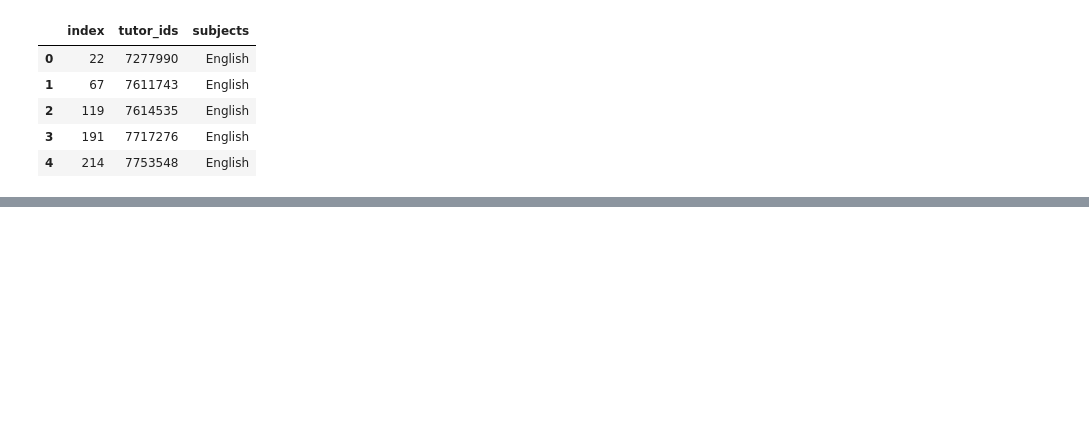
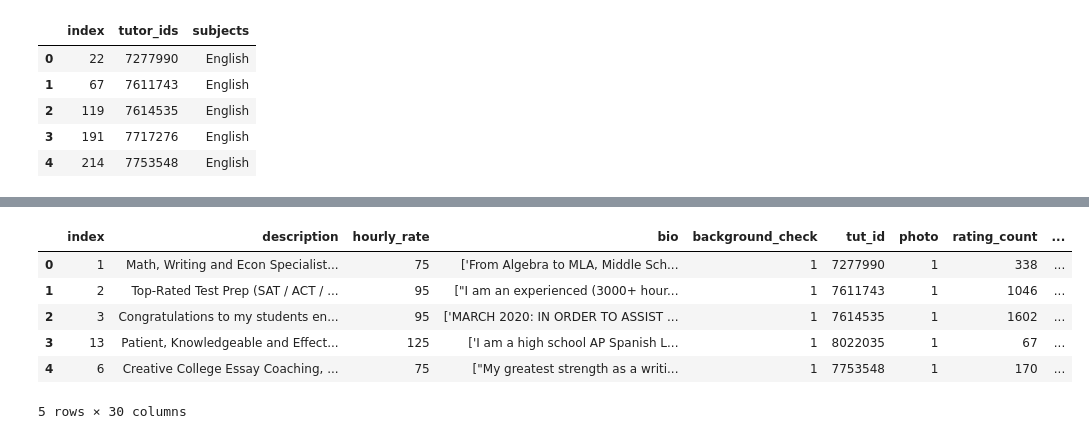
Before and after one commit to cfodonnell/Insight_Project_AsTutor, a Jupyter notebook: data_cleaning.ipynb, the cells around one changed output, grey strips where cells are left out. Cells and saved outputs as stored; diff of their text form; code cells hidden in the pictures; blank space fills up the shorter version.

```diff
--- a/data_cleaning.ipynb
+++ b/data_cleaning.ipynb
@@ -234,5 +205,9 @@ extract_edu(sample[sample['edu_length']==10]['education'].iloc[8],1)
 'USC'
 # %%
 sample['inst_1']=sample.apply(lambda x: extract_edu(x['education'],1),axis=1)
-sample['inst_1']=sample.apply(lambda x: extract_edu(x['education'],1),axis=1)
+sample['inst_2']=sample.apply(lambda x: extract_edu(x['education'],4),axis=1)
+sample['inst_3']=sample.apply(lambda x: extract_edu(x['education'],7),axis=1)
+sample['qual_1']=sample.apply(lambda x: extract_edu(x['education'],2),axis=1)
+sample['qual_2']=sample.apply(lambda x: extract_edu(x['education'],5),axis=1)
+sample['qual_3']=sample.apply(lambda x: extract_edu(x['education'],8),axis=1)
 # %%
@@ -277,3 +253,11 @@ birth_data_from_sql.head()
 | 2 | 119 | 7614535 | English |
 | 3 | 191 | 7717276 | English |
 | 4 | 214 | 7753548 | English |
+# %%
+day_cols = ['sunday','monday','tuesday','wednesday','thursday','friday','saturday']
+for col in day_cols:
+    sample[col + '_hours'] = sample[col].apply(get_hours_day)
+hours_cols = ['sunday_hours','monday_hours','tuesday_hours','wednesday_hours','thursday_hours',
+              'friday_hours','saturday_hours']
+sample['mean_hours'] = sample[hours_cols].mean(axis=1)
+sample.head()
@@ -279,0 +272,25 @@ birth_data_from_sql.head()
+# %%
+cols_to_drop = ['address','aggregateRating','makesOffer','time_tutoring','date_background_passed','education',
+               'subject_list'] + day_cols
+tutor_main = sample.drop(cols_to_drop, axis=1)
+tutor_main['priceRange']=tutor_main['priceRange'].apply(int)
+tutor_main = tutor_main.rename(columns={'priceRange': 'hourly_rate'})
+# %%
+tutor_main = tutor_main.reset_index(drop='True')
+tutor_main.to_sql('tutor_main', engine, if_exists='replace')
+# %%
+sql_query = """
+SELECT *
+  FROM tutor_main
+   WHERE hourly_rate > 70
+"""
+tutor_data_from_sql = pd.read_sql_query(sql_query,con)
+tutor_data_from_sql.head()
+# %% [output]
+|  | index | description | hourly_rate | bio | background_check | tut_id | photo | rating_count | ... |
+| 0 | 1 | Math, Writing and Econ Specialist... | 75 | ['From Algebra to MLA, Middle Sch... | 1 | 7277990 | 1 | 338 | ... |
+| 1 | 2 | Top-Rated Test Prep (SAT / ACT / ... | 95 | ["I am an experienced (3000+ hour... | 1 | 7611743 | 1 | 1046 | ... |
+| 2 | 3 | Congratulations to my students en... | 95 | ['MARCH 2020: IN ORDER TO ASSIST ... | 1 | 7614535 | 1 | 1602 | ... |
+| 3 | 13 | Patient, Knowledgeable and Effect... | 125 | ['I am a high school AP Spanish L... | 1 | 8022035 | 1 | 67 | ... |
+| 4 | 6 | Creative College Essay Coaching, ... | 75 | ["My greatest strength as a writi... | 1 | 7753548 | 1 | 170 | ... |
+5 rows × 30 columns
```
Also changed, not shown: parts of 18 cells of this notebook, 8 other files.
